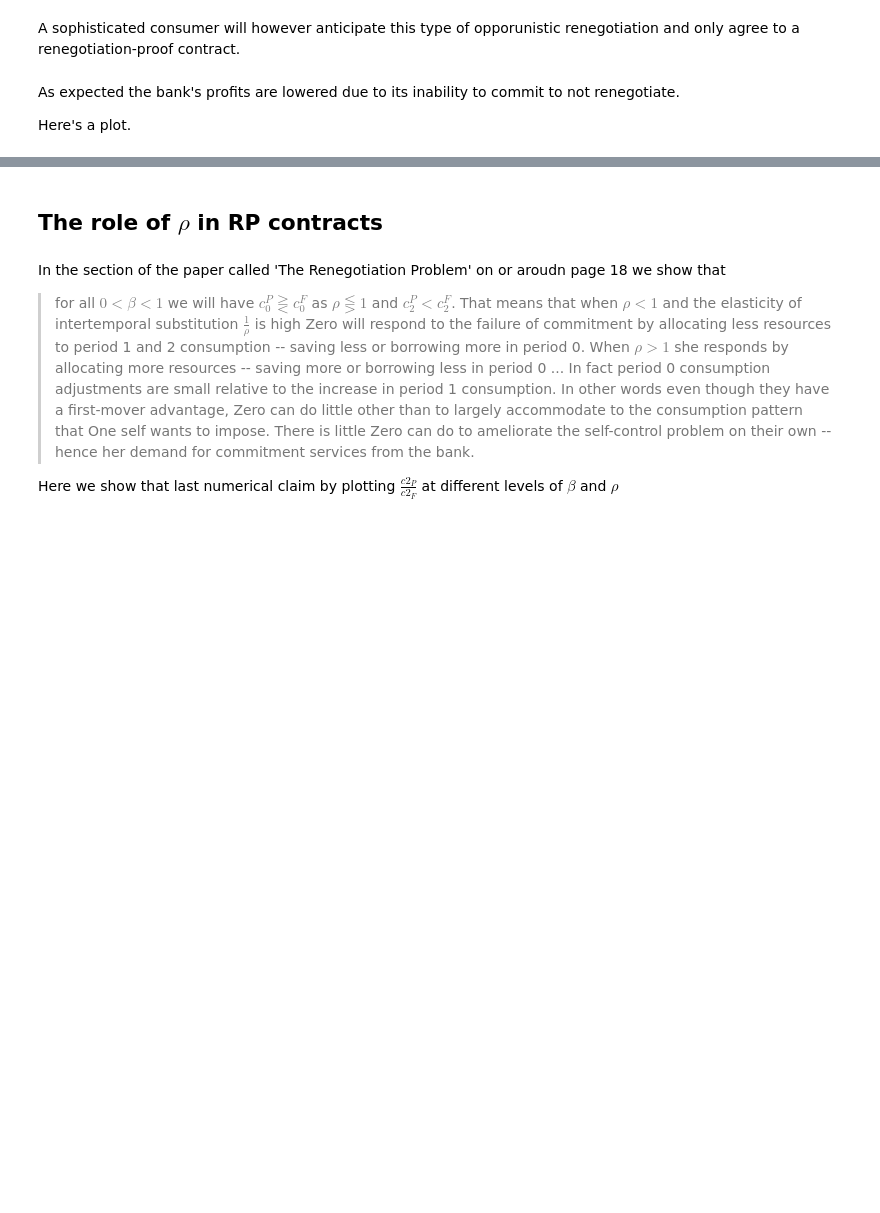
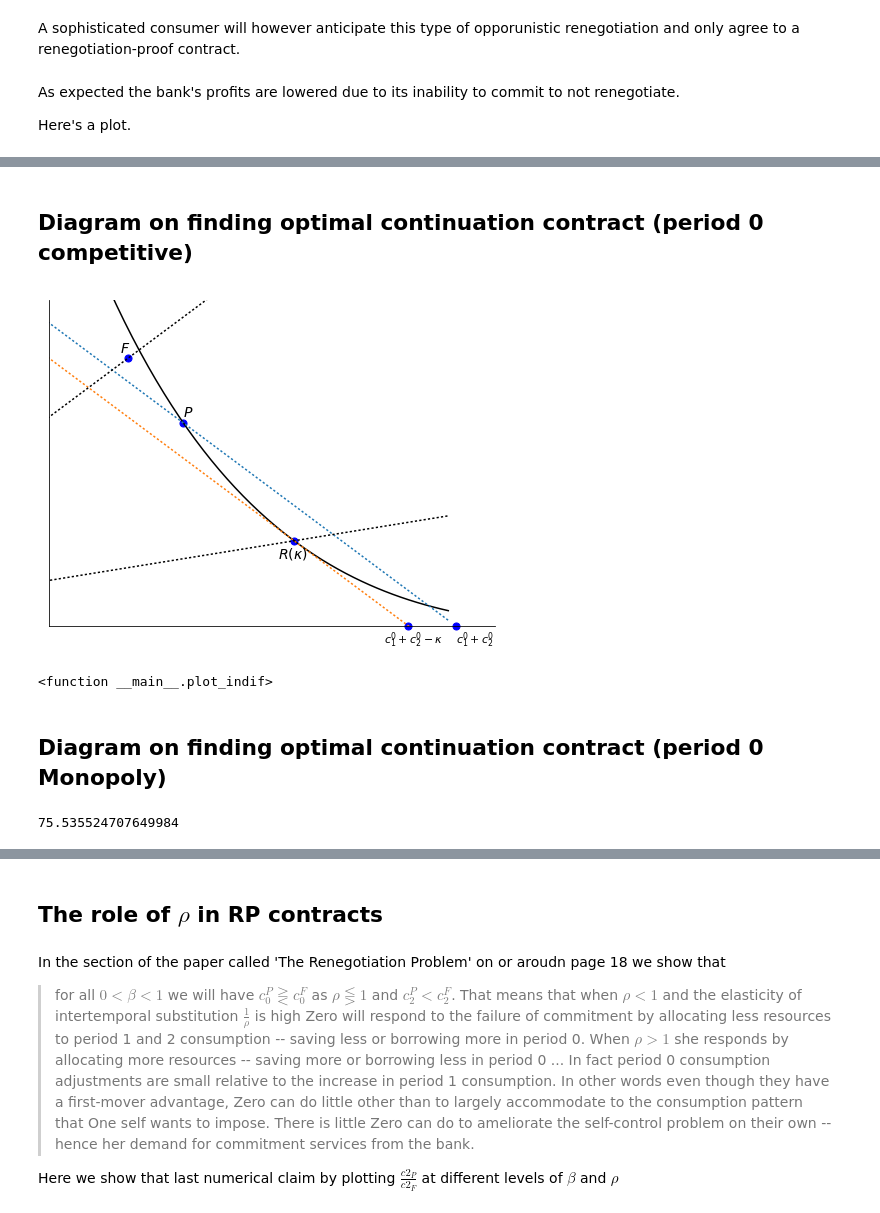
Before and after one commit to jhconning/renegotiation, a Jupyter notebook: new2017.ipynb, the cells around one changed output, grey strips where cells are left out. Saved outputs shown, nothing was run; the diff lists cells and outputs as text; code cells hidden in the pictures; blank space fills up the shorter version.

```diff
--- a/new2017.ipynb
+++ b/new2017.ipynb
@@ -236,0 +250,4 @@ Note this is calculated via numeric optimization when using the reneg_proof meth
+# %%
+for kap in np.linspace(0,cC.kbar(),num = 10):
+    cC.kappa = kap
+    print('{:5.2f} : {:5.1f} {:5.1f} {:5.1f}'.format(kap, *cC.reneg_proof2()))
@@ -236,0 +275,5 @@ Note this is calculated via numeric optimization when using the reneg_proof meth
+# %%
+cC.kappa = 4
+cC.guess = cCRPa
+cCR = cC.renegC(cCF)
+cCR
@@ -237,4 +282,5 @@ Note this is calculated via numeric optimization when using the reneg_proof meth
 # %%
-cCRP = cC.reneg_proof(monop_reg = False).x
+cC.kappa = 4
+cCRP = cC.reneg_proof2(monop_reg = False)
 cCRP
 # %% [output]
@@ -248,6 +290,7 @@ array([ 150.,  100.,   50.])
 # %%
 # compare three contracts
 # (note python trick to convert string label into var name)
+cC.kappa = 5
 print('kappa = ',cC.kappa)
 print('y =',cC.y)
 print("consumption and net saving in each period")
@@ -364,0 +337,2 @@ plt.show()
+# %% [markdown]
+## Diagram on finding optimal continuation contract (period 0 competitive)
@@ -364,0 +388,4 @@ plt.show()
+# %%
+plot_indif(0.4, 0.6, kap = 6)
+# %% [output]
+[figure, added]
@@ -364,0 +394,6 @@ plt.show()
+# %%
+interact(plot_indif, beta=(0.3,0.8,0.05), rho=(0.5,1,0.05), kap=(0,10,0.1) )
+# %% [output]
+<function __main__.plot_indif>
+# %% [markdown]
+## Diagram on finding optimal continuation contract (period 0 Monopoly)
@@ -364,0 +402,5 @@ plt.show()
+# %%
+Y=sum(CM.y)
+CM.PVU(CM.y,1)
+# %% [output]
+75.535524707649984
```
Also changed, not shown: parts of 31 cells of this notebook.
